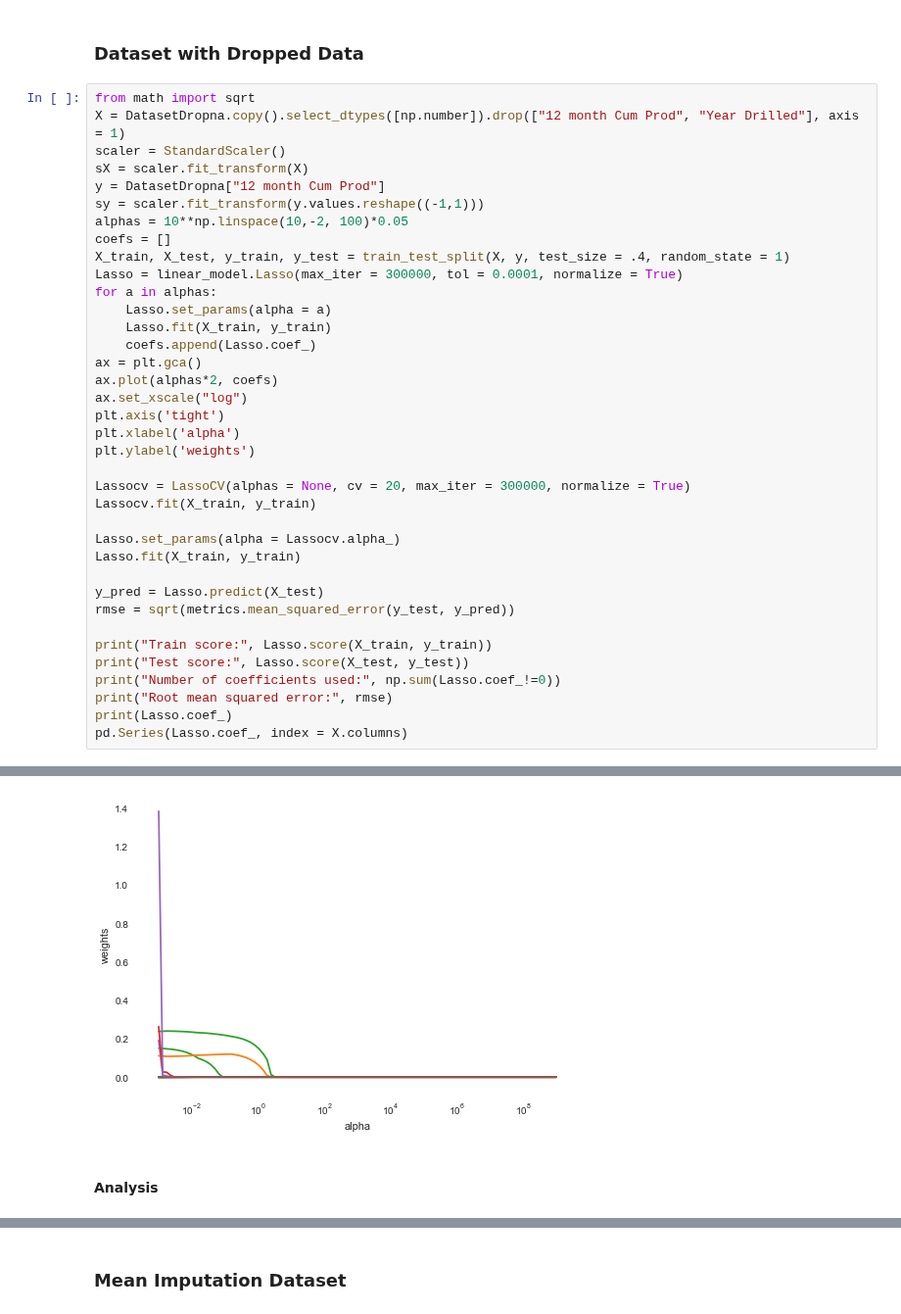
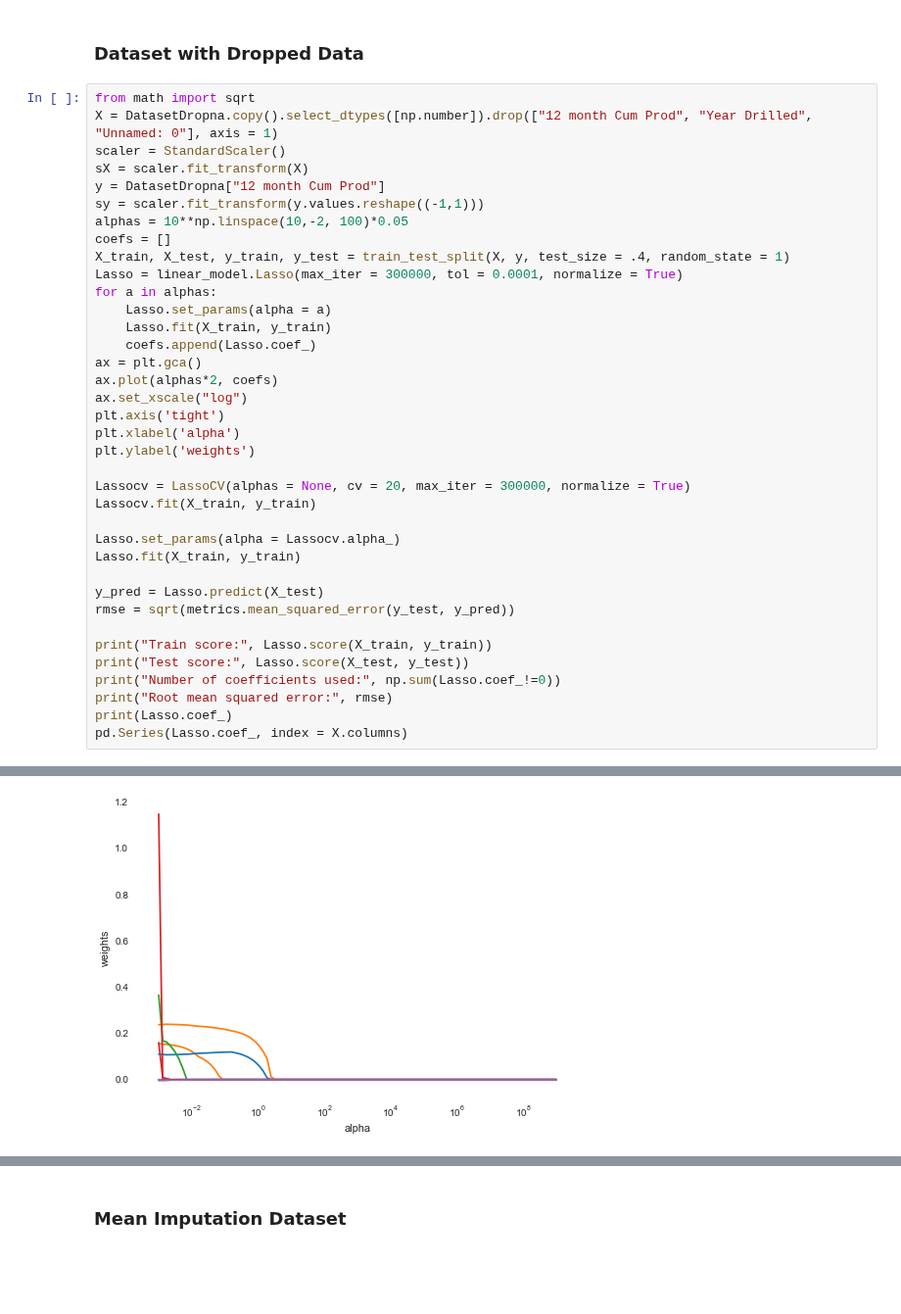
Before and after one commit to FRI-Energy-Analytics/2020_summer_fellows, a Jupyter notebook: Feature Selection - Novel Viz/ImputationFeatureSelection.ipynb, the cells around one changed output, grey strips where cells are left out. Shown at 98% size. Saved outputs shown, nothing was run; the diff lists cells and outputs as text; blank space fills up the shorter version.

```diff
--- a/Feature Selection - Novel Viz/ImputationFeatureSelection.ipynb
+++ b/Feature Selection - Novel Viz/ImputationFeatureSelection.ipynb
@@ -51,7 +51,7 @@ DatasetIIandCI = pd.read_csv("DatasetIIandCI.csv")
 ### Dataset with Dropped Data
 # %%
 from math import sqrt
-X = DatasetDropna.copy().select_dtypes([np.number]).drop(["12 month Cum Prod", "Year Drilled"], axis = 1)
+X = DatasetDropna.copy().select_dtypes([np.number]).drop(["12 month Cum Prod", "Year Drilled", "Unnamed: 0"], axis = 1)
 scaler = StandardScaler()
 sX = scaler.fit_transform(X)
 y = DatasetDropna["12 month Cum Prod"]
@@ -114,4 +113,2 @@ SPACING_CAPPED    -1.526348e-03
 dtype: float64
-[figure, old version]
+[figure, new version]
-# %% [markdown]
-#### Analysis
```
Also changed, not shown: parts of 25 cells of this notebook.
